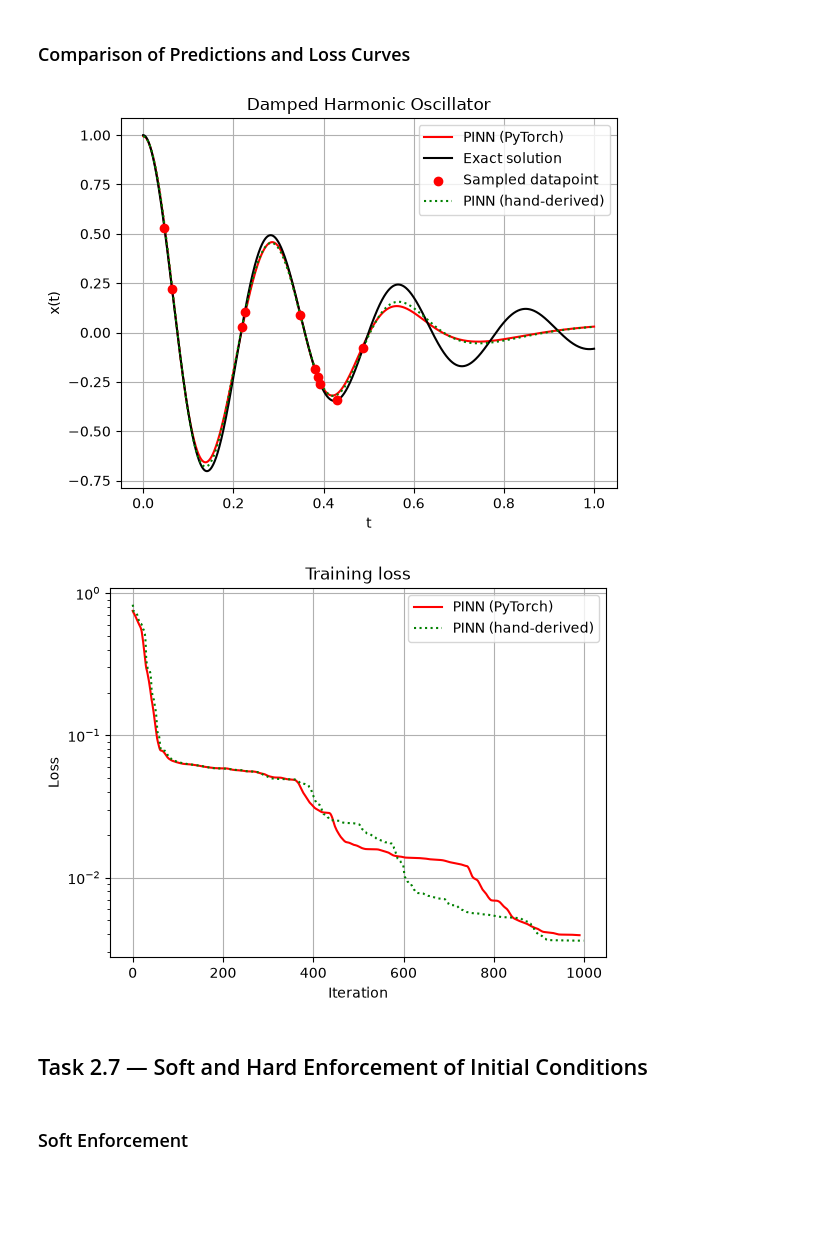
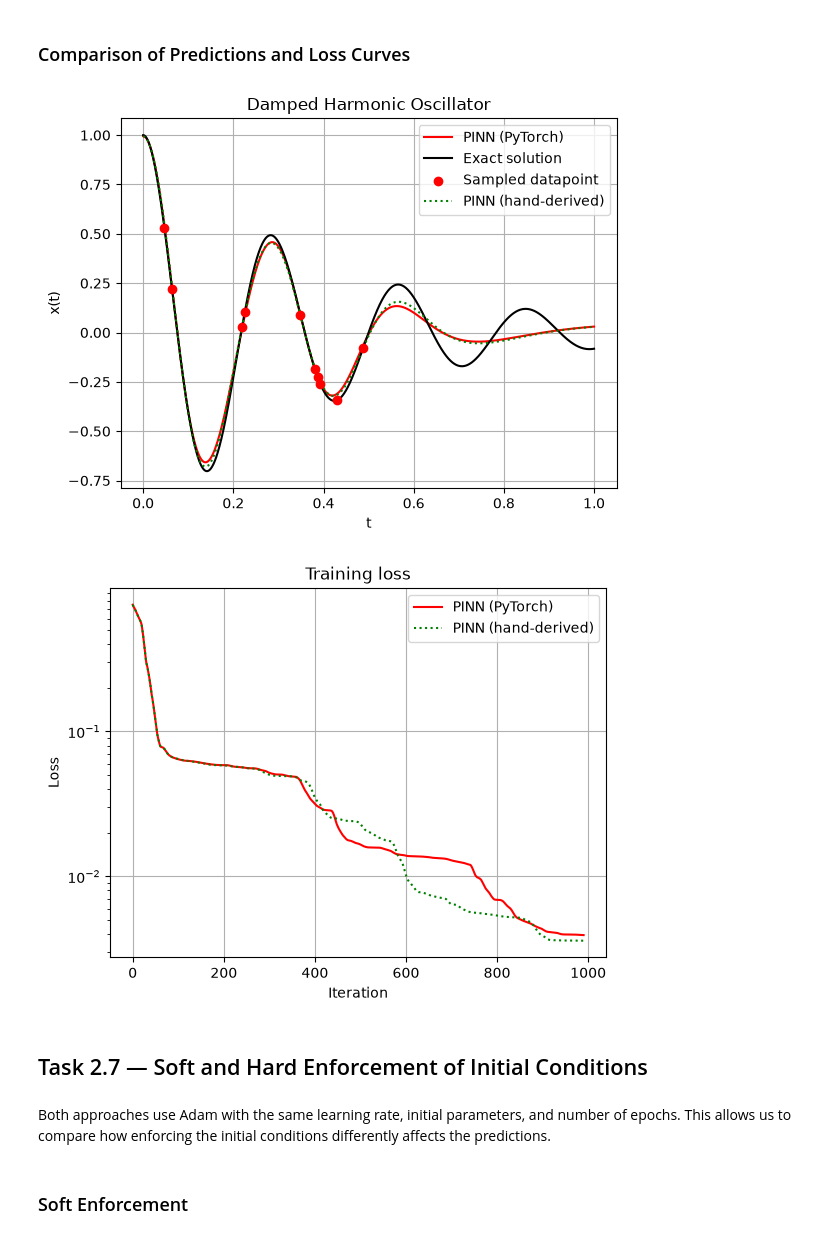
Before and after one commit to oscarlomborg/02456_PINN-Project_Group55, a Jupyter notebook: Task 2/Task2.ipynb, the cells around one changed output. Drawn from its saved outputs; the diff is of its cells as text; code cells hidden in the pictures; blank space fills up the shorter version.

```diff
--- a/Task2.ipynb
+++ b/Task 2/Task2.ipynb
@@ -949,36 +940,39 @@ with np.load("numpy_pinn_phys1e-05.npz") as model:
 x_pred = f(t_test, trained_params).flatten()
 
 # Plot PINN approximation
 plt.plot(t_test, x_pred, label="PINN (hand-derived)", linestyle=':', color="green")
 
 plt.xlabel("t")
 plt.ylabel("x(t)")
 plt.grid()
 plt.title("Damped Harmonic Oscillator")
 plt.legend()
 # plt.tight_layout()
 plt.show()
 
 # Moving average
 window = 10
 torch_losses = np.convolve(loss_history, np.ones(window)/window, mode='valid')
+numpy_losses = np.convolve(numpy_losses, np.ones(window)/window, mode='valid')
 
 plt.figure()
 plt.plot(torch_losses, label="PINN (PyTorch)", color="red")
 plt.plot(numpy_losses, label="PINN (hand-derived)", linestyle=':', color="green")
 plt.xlabel("Iteration")
 plt.ylabel("Loss")
 plt.yscale("log")
 plt.grid()
 plt.title("Training loss")
 plt.legend()
 # plt.tight_layout()
 plt.show()
 # %% [output]
 [figure]
-[figure, old version]
+[figure, new version]
 # %% [markdown]
 ## Task 2.7 — Soft and Hard Enforcement of Initial Conditions
+# %% [markdown]
+Both approaches use Adam with the same learning rate, initial parameters, and number of epochs. This allows us to compare how enforcing the initial conditions differently affects the predictions.
 # %% [markdown]
 ### Soft Enforcement
 # %%
```
Also changed, not shown: parts of 8 cells of this notebook, 15 other files.
